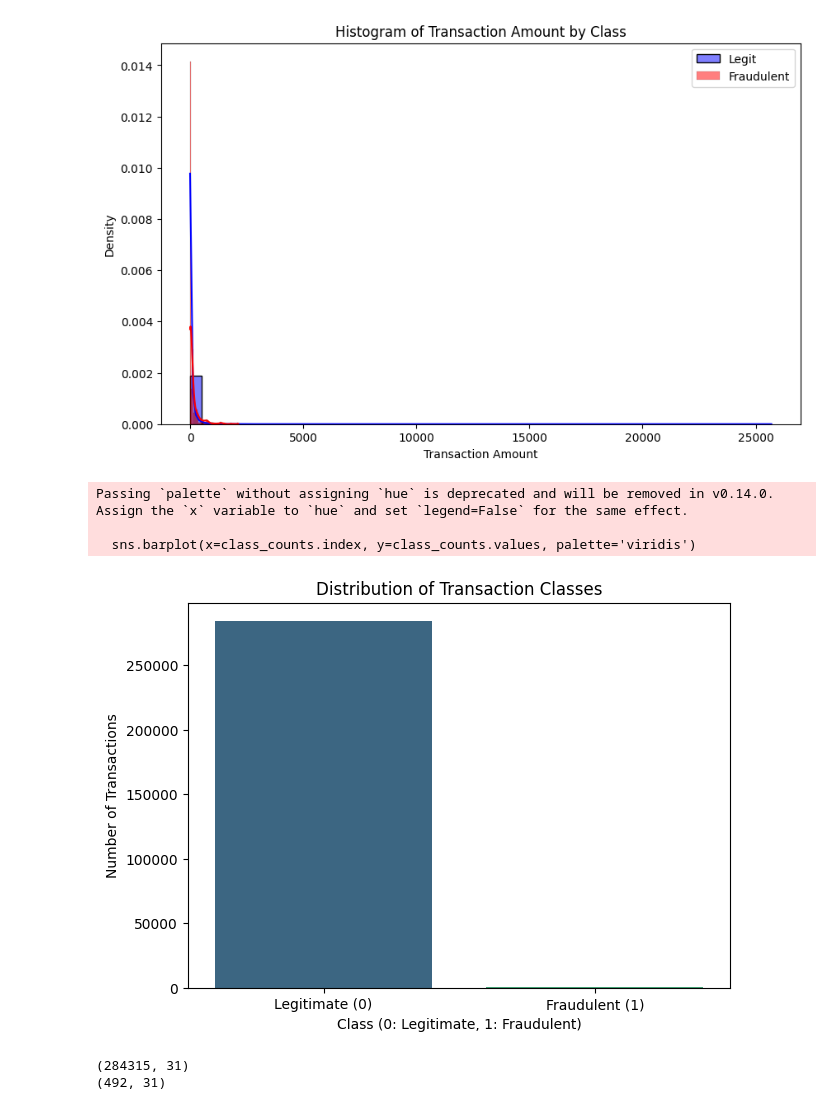
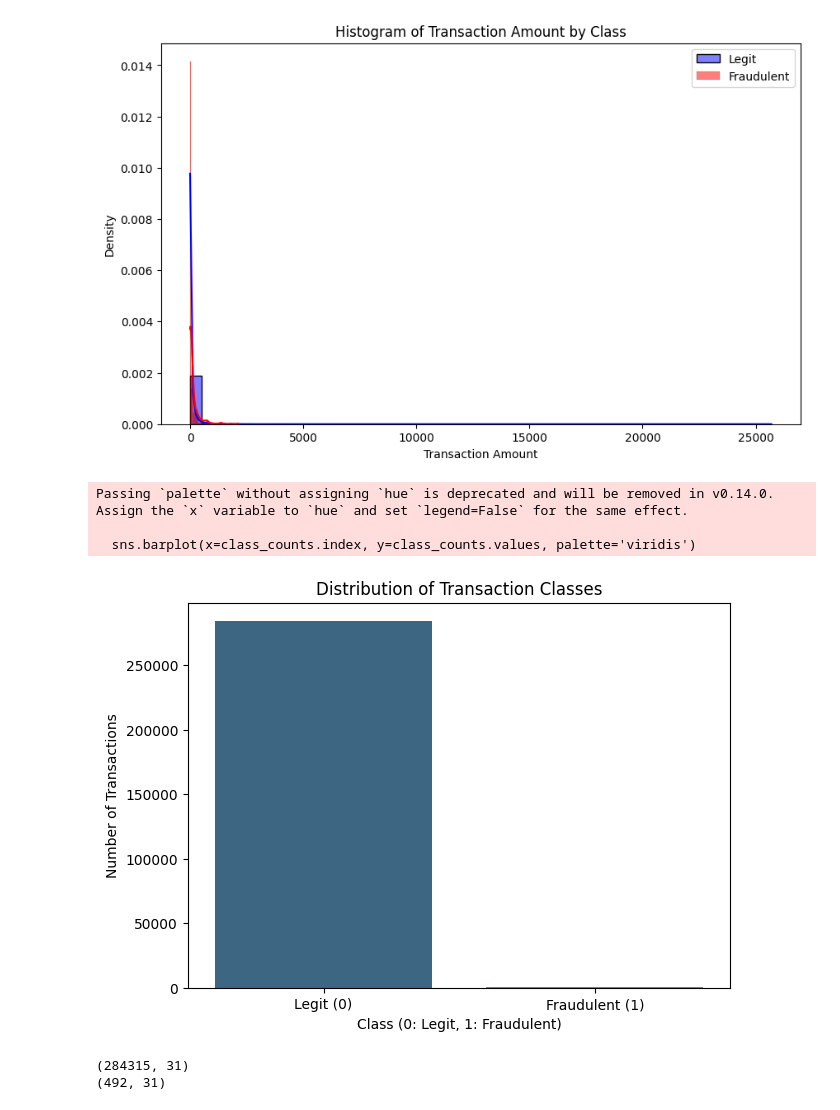
Before and after one commit to piyushdhurwey-unique/credit-card-fraud-detection, a Jupyter notebook: credit_card_fraud_detection.ipynb, the cells around one changed output. Cells and saved outputs as stored; diff of their text form; code cells hidden in the pictures.

```diff
--- a/credit_card_fraud_detection.ipynb
+++ b/credit_card_fraud_detection.ipynb
@@ -160,27 +160,27 @@ plt.show()
 # %%
 import seaborn as sns
 import matplotlib.pyplot as plt
 
 # Get the counts of each class
 class_counts = credit_card_data['Class'].value_counts()
 
 # Create a bar plot
 plt.figure(figsize=(7, 5))
 sns.barplot(x=class_counts.index, y=class_counts.values, palette='viridis')
 
 # Add title and labels
 plt.title('Distribution of Transaction Classes')
-plt.xlabel('Class (0: Legitimate, 1: Fraudulent)')
+plt.xlabel('Class (0: Legit, 1: Fraudulent)')
 plt.ylabel('Number of Transactions')
-plt.xticks([0, 1], ['Legitimate (0)', 'Fraudulent (1)'])
+plt.xticks([0, 1], ['Legit (0)', 'Fraudulent (1)'])
 
 # Display the plot
 plt.show()
 # %% [output]
 Passing `palette` without assigning `hue` is deprecated and will be removed in v0.14.0. Assign the `x` variable to `hue` and set `legend=False` for the same effect.
 
   sns.barplot(x=class_counts.index, y=class_counts.values, palette='viridis')
-[figure, old version]
+[figure, new version]
 # %%
 # separating the data for analysis
 legit = credit_card_data[credit_card_data.Class == 0]
```
Also changed, not shown: parts of 4 cells of this notebook.
